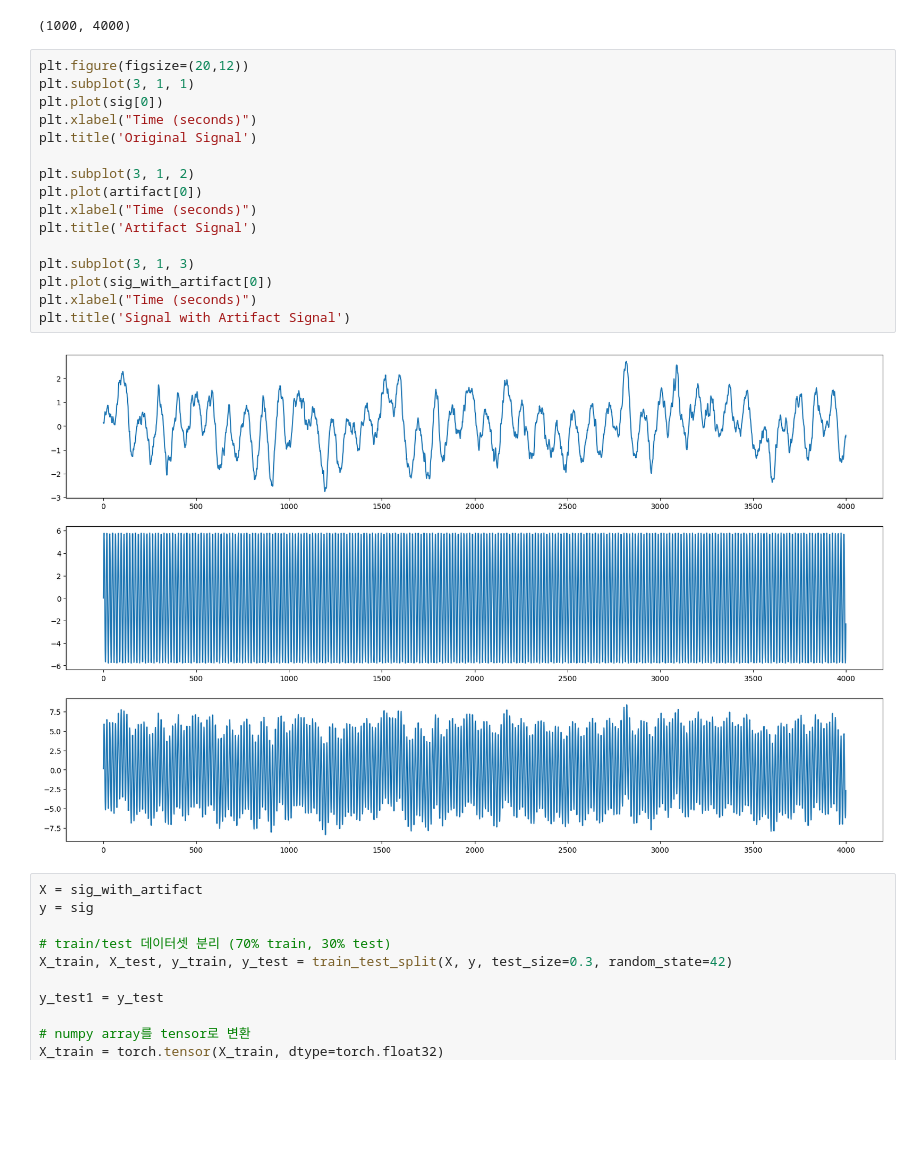
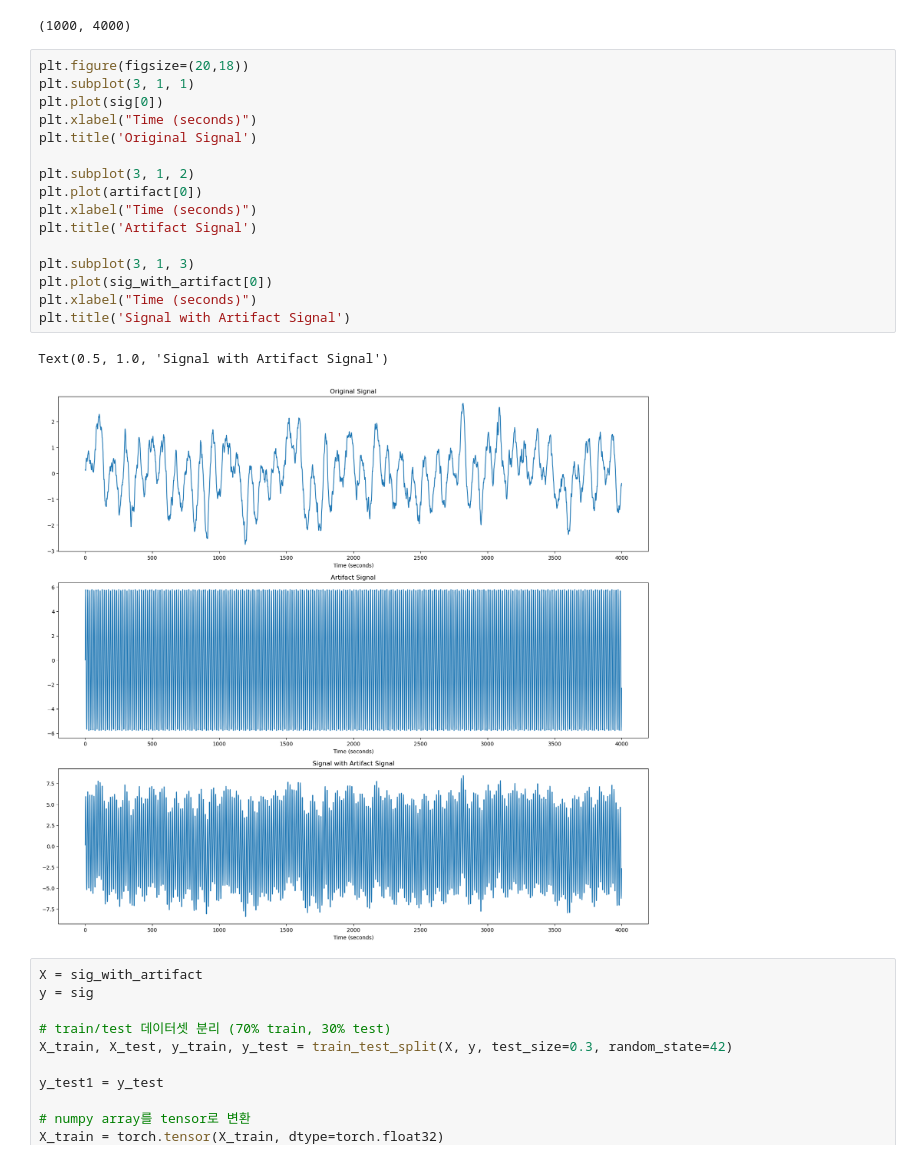
Before and after one commit to RyuKyungchan/UGRP, a Jupyter notebook: DNN_SAC/MLP/MLP_v2.ipynb, the cells around one changed output. Cells and saved outputs as stored; diff of their text form; blank space fills up the shorter version.

```diff
--- a/DNN_SAC/MLP/MLP_v2.ipynb
+++ b/DNN_SAC/MLP/MLP_v2.ipynb
@@ -39,23 +31,24 @@ sig_with_artifact.shape
 # %% [output]
 (1000, 4000)
 # %%
-plt.figure(figsize=(20,12))
+plt.figure(figsize=(20,18))
 plt.subplot(3, 1, 1)
 plt.plot(sig[0])
 plt.xlabel("Time (seconds)")
 plt.title('Original Signal')
 
 plt.subplot(3, 1, 2)
 plt.plot(artifact[0])
 plt.xlabel("Time (seconds)")
 plt.title('Artifact Signal')
 
 plt.subplot(3, 1, 3)
 plt.plot(sig_with_artifact[0])
 plt.xlabel("Time (seconds)")
 plt.title('Signal with Artifact Signal')
 # %% [output]
+Text(0.5, 1.0, 'Signal with Artifact Signal')
-[figure, old version]
+[figure, new version]
 # %%
 X = sig_with_artifact
 y = sig
```
Also changed, not shown: parts of 4 cells of this notebook.
